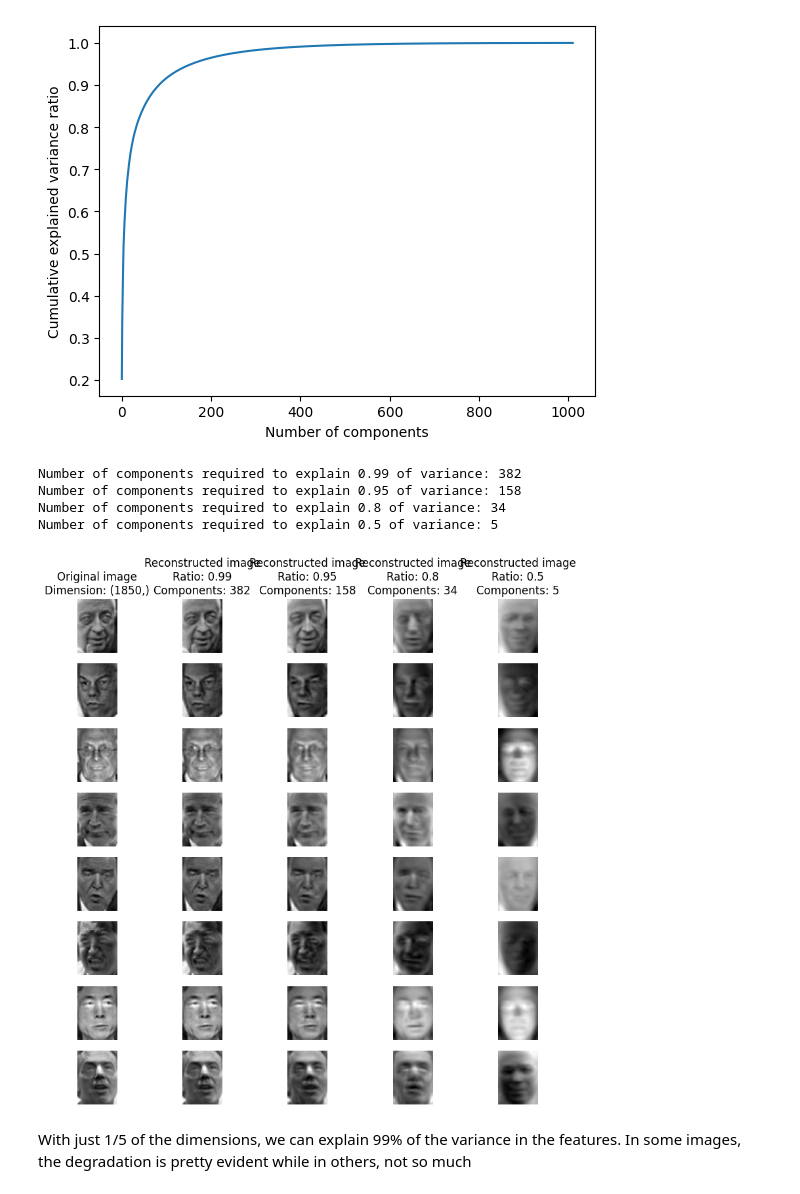
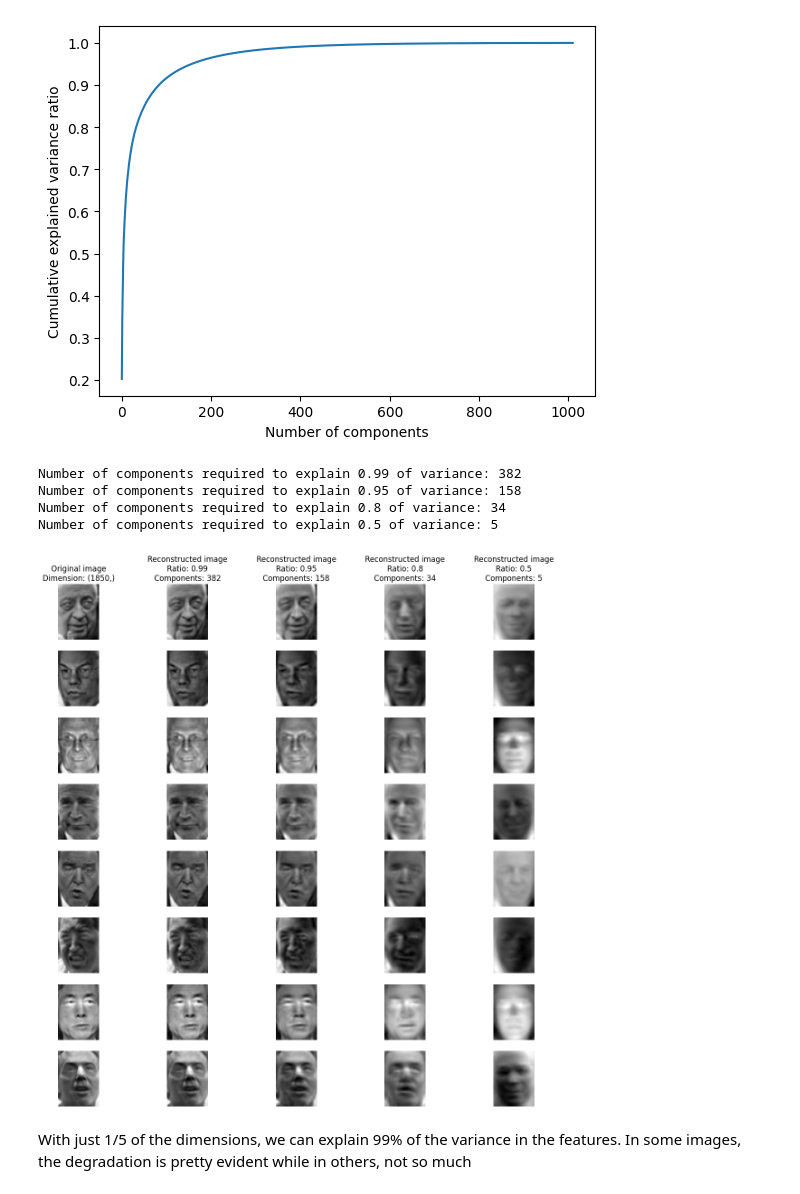
Before and after one commit to saiprakash-c/machine-learning-fundamentals, a Jupyter notebook: unsupervised_learning/pca.ipynb, the cells around one changed output. Cells and saved outputs as stored; diff of their text form; code cells hidden in the pictures.

```diff
--- a/unsupervised_learning/pca.ipynb
+++ b/unsupervised_learning/pca.ipynb
@@ -244,7 +245,7 @@ for i in range(len(set(y_train))):
 
 # initialize the plt.subplots object
 # the original and reconstructed images will be plotted in the same row
-fig, axes = plt.subplots(len(set(y_train)), len(ratios)+1, figsize=(10, 10))
+fig, axes = plt.subplots(len(set(y_train)), len(ratios)+1, figsize=(15, 15))
 
 # plot the original images
 for i, ax in enumerate(axes[:, 0]):
@@ -254,34 +255,34 @@ for i, ax in enumerate(axes[:, 0]):
         ax.set_title("Original image\nDimension: {}".format(X_train_centered[indices[i]].shape))
 
     ax.axis('off')
 
 # plot the reconstructed images for various explained variance ratios
 for i, ratio in enumerate(ratios):
     # find the number of components required to explain the given ratio
     n_components = np.where(np.cumsum(pca.explained_variance_ratio_) >= ratio)[0][0] + 1
     print("Number of components required to explain {} of variance: {}".format(ratio, n_components))
     # loop through the images
     for j in range(len(indices)):
         # transform the data
         X_transformed = pca.transform(X_train_centered[indices[j]].reshape(1, -1))
         # set the components that are not required to zero
         X_transformed[:, n_components:] = 0
         # inverse transform the data
         X_reconstructed = pca.inverse_transform(X_transformed)
 
         # plot the reconstructed images
         ax = axes[j, i+1]
         ax.imshow(X_reconstructed.reshape(50, 37), cmap='gray')
         if j==0:
             # include the ratio and n_components in the title
             ax.set_title("Reconstructed image\nRatio: {}\nComponents: {}".format(ratio, n_components))
         ax.axis('off')
 # %% [output]
 Number of components required to explain 0.99 of variance: 382
 Number of components required to explain 0.95 of variance: 158
 Number of components required to explain 0.8 of variance: 34
 Number of components required to explain 0.5 of variance: 5
-[figure, old version]
+[figure, new version]
 # %% [markdown]
 With just 1/5 of the dimensions, we can explain 99% of the variance in the features. In some images, the degradation is pretty evident while in others, not so much
 # %%
```
Also changed, not shown: parts of 5 cells of this notebook.
